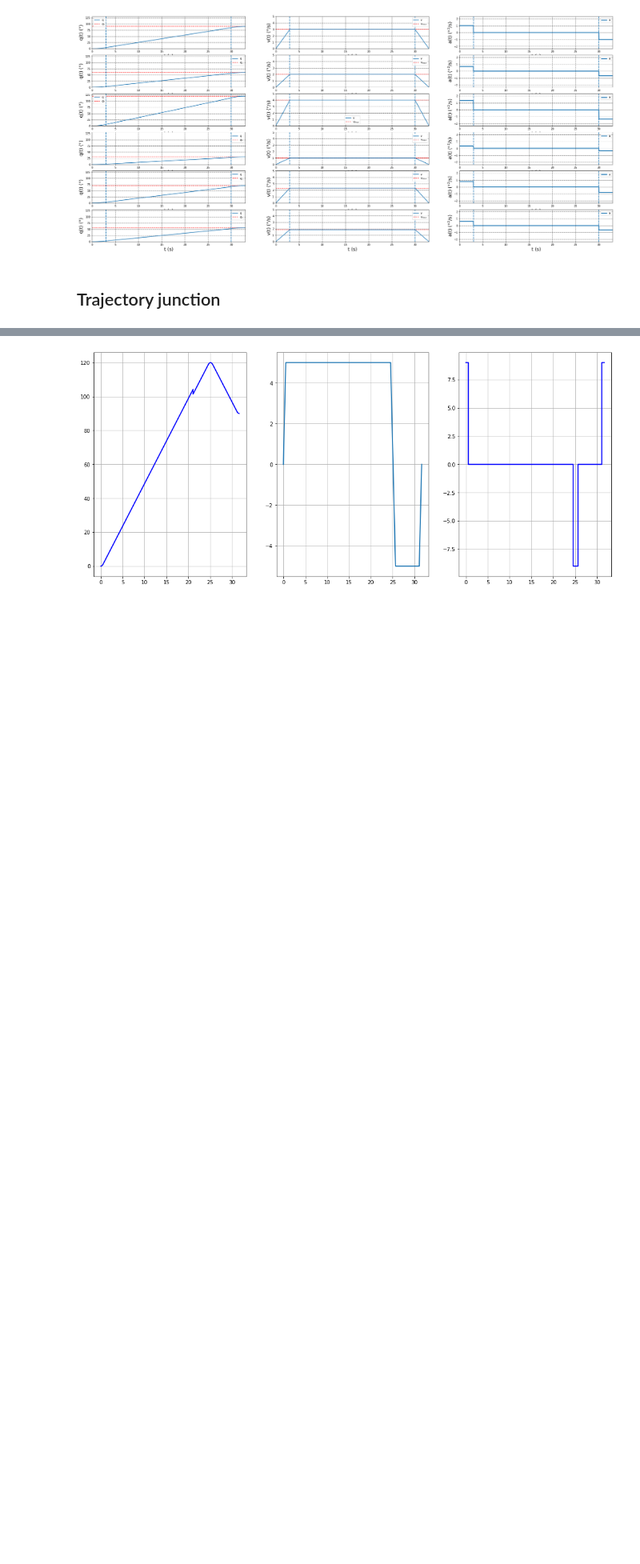
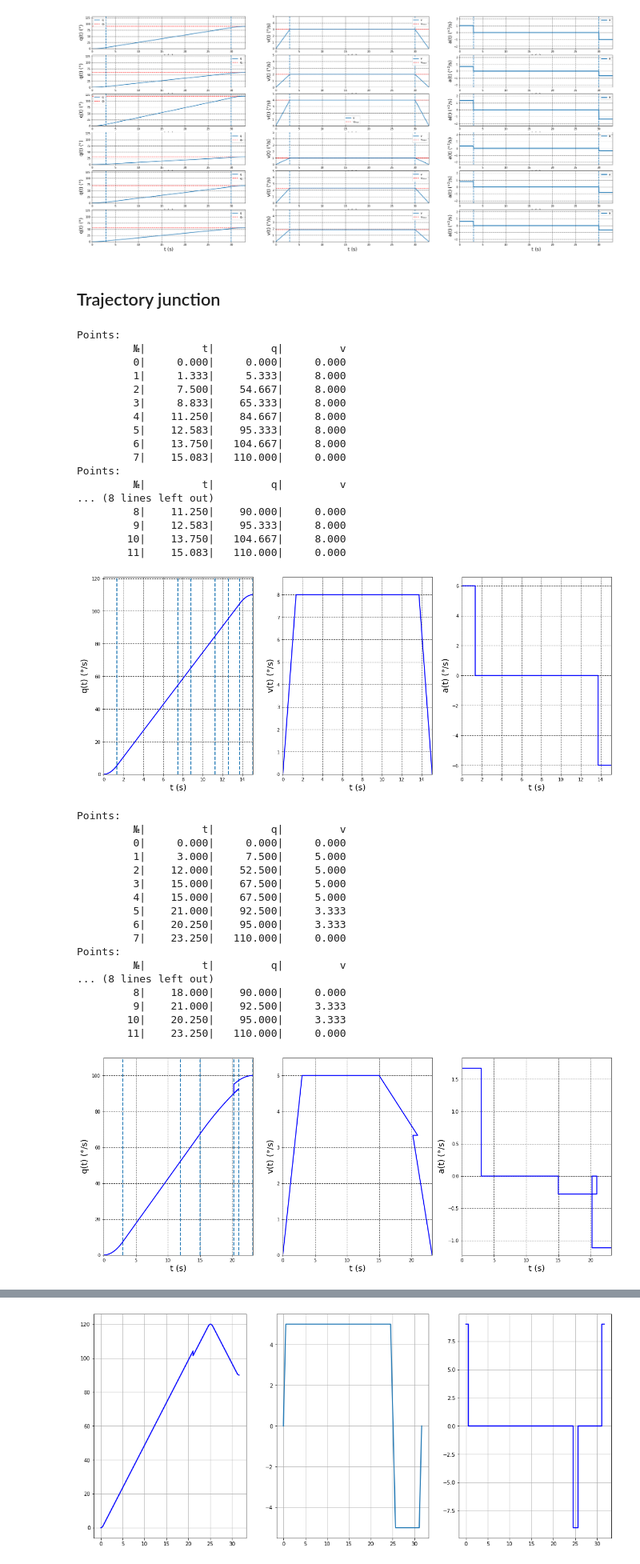
Before and after one commit to 4ku/Inno-robotics-labs, a Jupyter notebook: Dynamics of non linear robotic systems/Assignment 3/Assignment 3.ipynb, the cells around one changed output, grey strips where cells are left out. Shown at 80% size. Cells and saved outputs as stored; diff of their text form; code cells hidden in the pictures; blank space fills up the shorter version.

```diff
--- a/Dynamics of non linear robotic systems/Assignment 3/Assignment 3.ipynb
+++ b/Dynamics of non linear robotic systems/Assignment 3/Assignment 3.ipynb
@@ -529,2 +611,50 @@ class Joint:
 
         plt.show()
+# %%
+j1 = Joint([0, 60, 90, 110], dq_max=8, ddq_max=6)
+# %%
+# j1.trajectory_junction_ratio = 0
+# j1.calculate_path()
+# j1.plot_path_points()
+j1.trajectory_junction_ratio = 1
+j1.calculate_path()
+j1.plot_path_points()
+j1.numerical_control()
+j1.plot_path_points()
+# %% [output]
+Points:
+         №|         t|         q|         v
+         0|     0.000|     0.000|     0.000
+         1|     1.333|     5.333|     8.000
+         2|     7.500|    54.667|     8.000
+         3|     8.833|    65.333|     8.000
+         4|    11.250|    84.667|     8.000
+         5|    12.583|    95.333|     8.000
+         6|    13.750|   104.667|     8.000
+         7|    15.083|   110.000|     0.000
+Points:
+         №|         t|         q|         v
+... (8 lines left out)
+         8|    11.250|    90.000|     0.000
+         9|    12.583|    95.333|     8.000
+        10|    13.750|   104.667|     8.000
+        11|    15.083|   110.000|     0.000
+[figure, added]
+Points:
+         №|         t|         q|         v
+         0|     0.000|     0.000|     0.000
+         1|     3.000|     7.500|     5.000
+         2|    12.000|    52.500|     5.000
+         3|    15.000|    67.500|     5.000
+         4|    15.000|    67.500|     5.000
+         5|    21.000|    92.500|     3.333
+         6|    20.250|    95.000|     3.333
+         7|    23.250|   110.000|     0.000
+Points:
+         №|         t|         q|         v
+... (8 lines left out)
+         8|    18.000|    90.000|     0.000
+         9|    21.000|    92.500|     3.333
+        10|    20.250|    95.000|     3.333
+        11|    23.250|   110.000|     0.000
+[figure, added]
```
Also changed, not shown: parts of 8 cells of this notebook.
